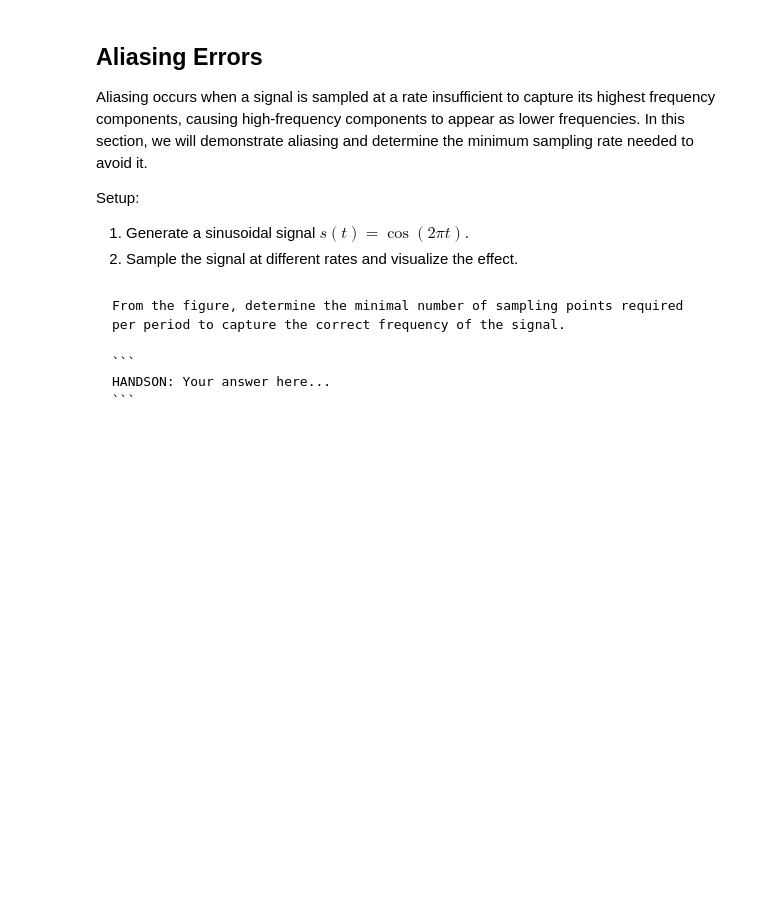
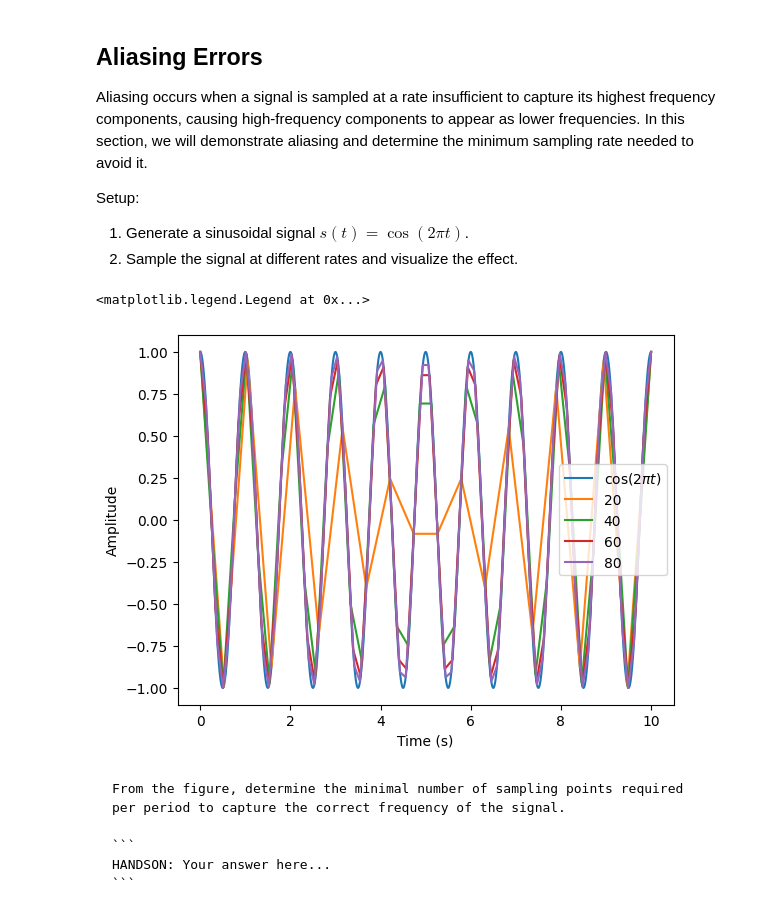
Before and after one commit to jdbarrosse/phys305, a Jupyter notebook: docs/04/lab.ipynb, the cells around one changed output. Cells and saved outputs as stored; diff of their text form; code cells hidden in the pictures; blank space fills up the shorter version.

```diff
--- a/docs/04/lab.ipynb
+++ b/docs/04/lab.ipynb
@@ -15,15 +124,18 @@ import numpy as np
 # %%
 t = np.linspace(0, 10, num=2000) # use very high sampling rate to approximate the analytic function
 s = np.cos(2 * np.pi * t) # periodic is 1
 plt.plot(t, s, label=r'$\cos(2\pi t)$')
 
 # HANDSON: write a loop to loop over different sampling rates
-# for ...:
-#    t = np.linspace(...)
-#    s = np.cos(2 * np.pi * t)
-#    plt.plot(t, s, label=...)
-
+rates = [20,40,60,80]
+for rate in rates:
+    t = np.linspace(0, 10, num = rate)
+    s = np.cos(2 * np.pi * t)
+    plt.plot(t, s, label= [rate])
 plt.xlabel('Time (s)')
 plt.ylabel('Amplitude')
 plt.legend()
+# %% [output]
+<matplotlib.legend.Legend at 0x...>
+[figure, added]
 # %% [markdown]
```
Also changed, not shown: parts of 4 cells of this notebook, 8 other files.
